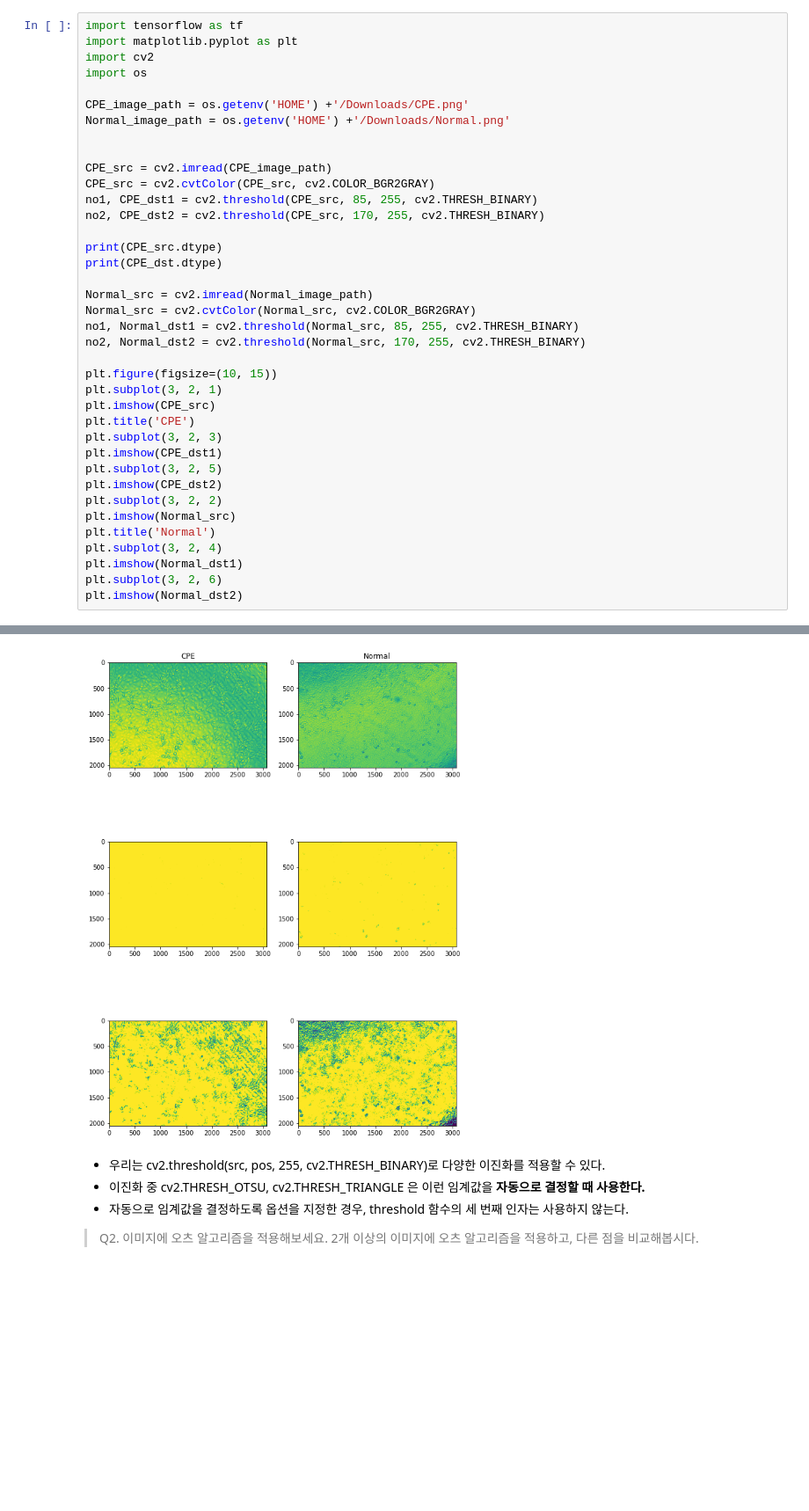
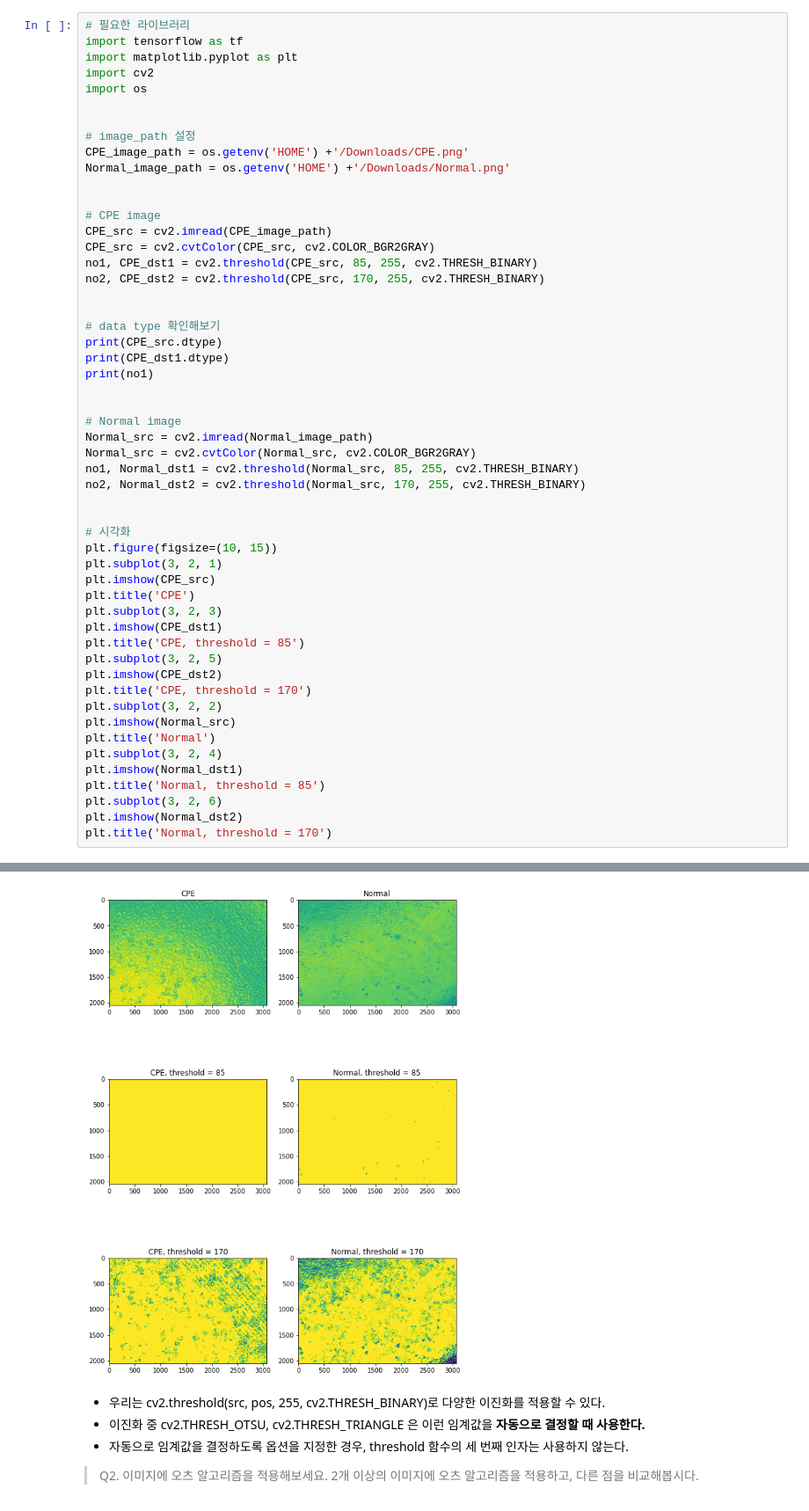
Before and after one commit to ShowMeTheCV/Hyeseong, a Jupyter notebook: 0522_8th.ipynb, the cells around one changed output, grey strips where cells are left out. Shown at 88% size. Saved outputs shown, nothing was run; the diff lists cells and outputs as text; blank space fills up the shorter version.

```diff
--- a/0522_8th.ipynb
+++ b/0522_8th.ipynb
@@ -59,43 +68,58 @@
 
 [참조사이트](https://opencv-python.readthedocs.io/en/latest/doc/09.imageThresholding/imageThresholding.html)
 # %%
+# 필요한 라이브러리
 import tensorflow as tf
 import matplotlib.pyplot as plt
 import cv2
 import os
 
+
+# image_path 설정
 CPE_image_path = os.getenv('HOME') +'/Downloads/CPE.png'
 Normal_image_path = os.getenv('HOME') +'/Downloads/Normal.png'
 
 
+# CPE image
 CPE_src = cv2.imread(CPE_image_path)
 CPE_src = cv2.cvtColor(CPE_src, cv2.COLOR_BGR2GRAY)
 no1, CPE_dst1 = cv2.threshold(CPE_src, 85, 255, cv2.THRESH_BINARY)
 no2, CPE_dst2 = cv2.threshold(CPE_src, 170, 255, cv2.THRESH_BINARY)
 
+
+# data type 확인해보기
 print(CPE_src.dtype)
-print(CPE_dst.dtype)
+print(CPE_dst1.dtype)
+print(no1)
 
+
+# Normal image
 Normal_src = cv2.imread(Normal_image_path)
 Normal_src = cv2.cvtColor(Normal_src, cv2.COLOR_BGR2GRAY)
 no1, Normal_dst1 = cv2.threshold(Normal_src, 85, 255, cv2.THRESH_BINARY)
 no2, Normal_dst2 = cv2.threshold(Normal_src, 170, 255, cv2.THRESH_BINARY)
 
+
+# 시각화
 plt.figure(figsize=(10, 15))
 plt.subplot(3, 2, 1)
 plt.imshow(CPE_src)
 plt.title('CPE')
 plt.subplot(3, 2, 3)
 plt.imshow(CPE_dst1)
+plt.title('CPE, threshold = 85')
 plt.subplot(3, 2, 5)
 plt.imshow(CPE_dst2)
+plt.title('CPE, threshold = 170')
 plt.subplot(3, 2, 2)
 plt.imshow(Normal_src)
 plt.title('Normal')
 plt.subplot(3, 2, 4)
 plt.imshow(Normal_dst1)
+plt.title('Normal, threshold = 85')
 plt.subplot(3, 2, 6)
 plt.imshow(Normal_dst2)
+plt.title('Normal, threshold = 170')
 # %% [output]
 uint8
 uint8
@@ -103,4 +128,4 @@ uint8
-[figure, old version]
+[figure, new version]
 # %% [markdown]
 - 우리는 cv2.threshold(src, pos, 255, cv2.THRESH_BINARY)로 다양한 이진화를 적용할 수 있다.
 - 이진화 중 cv2.THRESH_OTSU, cv2.THRESH_TRIANGLE 은 이런 임계값을 **자동으로 결정할 때 사용한다.**
```
Also changed, not shown: parts of 6 cells of this notebook.
